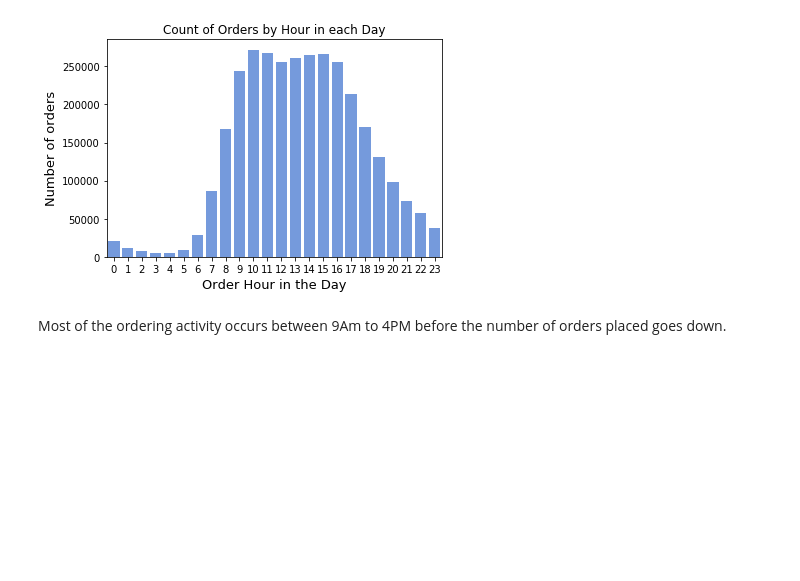
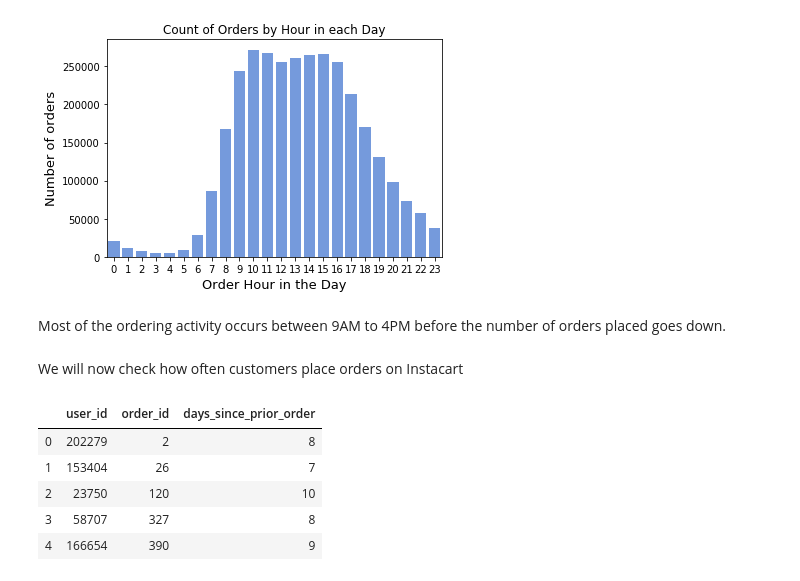
Before and after one commit to yashwanthky/Instacart_Market_Basket_Analysis, a Jupyter notebook: Data_Loading_Exploration.ipynb, the cells around one changed output. Cells and saved outputs as stored; diff of their text form; code cells hidden in the pictures; blank space fills up the shorter version.

```diff
--- a/Data_Loading_Exploration.ipynb
+++ b/Data_Loading_Exploration.ipynb
@@ -254,4 +253,18 @@ plt.title('Count of Orders by Hour in each Day');
 # %% [output]
 [figure]
 # %% [markdown]
-Most of the ordering activity occurs between 9Am to 4PM before the number of orders placed goes down.
+Most of the ordering activity occurs between 9AM to 4PM before the number of orders placed goes down.
+# %% [markdown]
+We will now check how often customers place orders on Instacart
+# %%
+customerorderprior = merged_data[['user_id','order_id','days_since_prior_order']].drop_duplicates()
+customerorderprior = customerorderprior.loc[customerorderprior['days_since_prior_order'] != '999']
+customerorderprior = customerorderprior.astype('int64', copy = False)
+customerorderprior.head()
+# %% [output]
+|  | user_id | order_id | days_since_prior_order |
+| 0 | 202279 | 2 | 8 |
+| 1 | 153404 | 26 | 7 |
+| 2 | 23750 | 120 | 10 |
+| 3 | 58707 | 327 | 8 |
+| 4 | 166654 | 390 | 9 |
```
Also changed, not shown: parts of 7 cells of this notebook.
